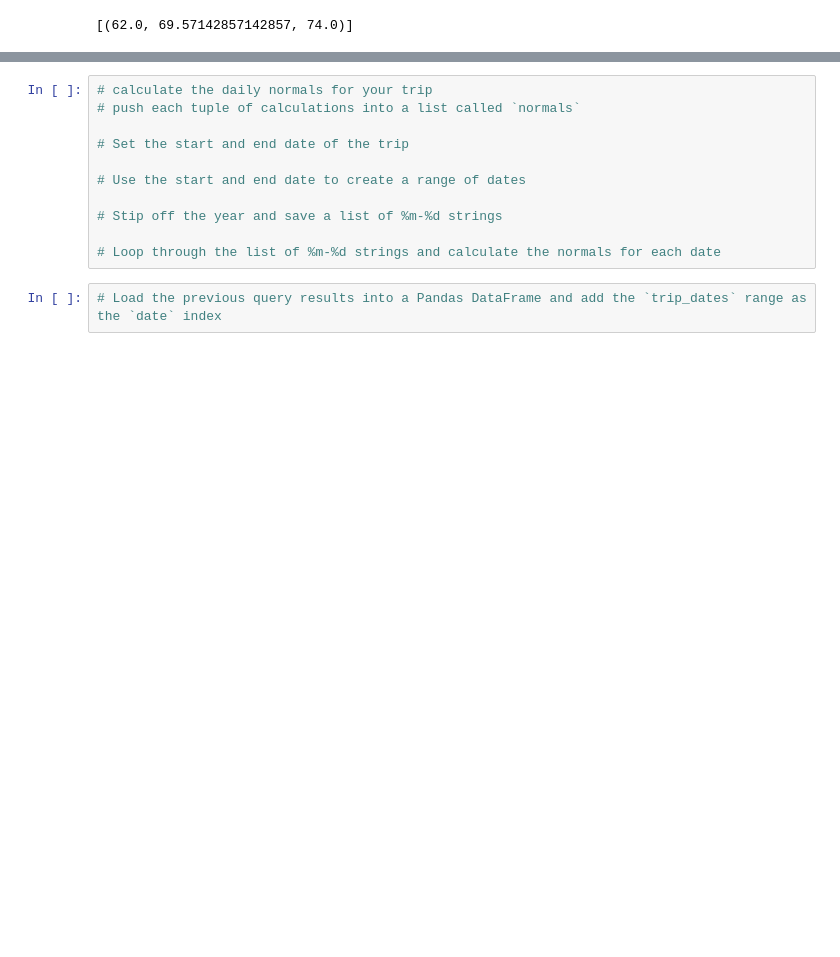
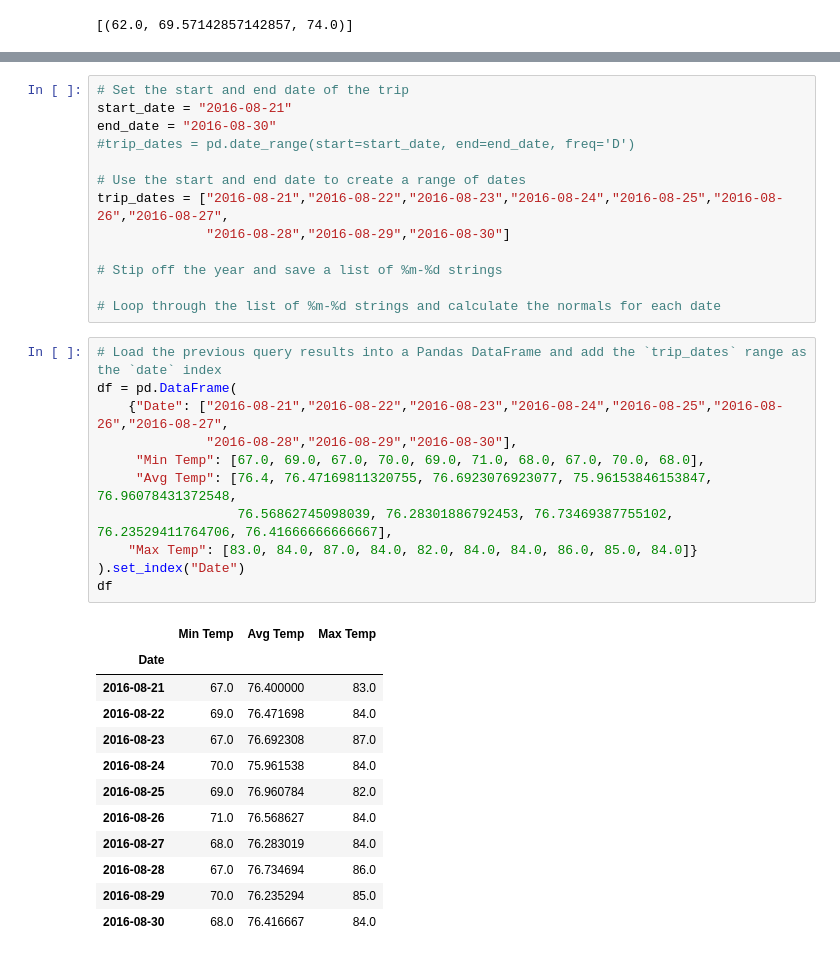
Before and after one commit to SofiaAS1/SQLalchemy-Challenge, a Jupyter notebook: climate_starter.ipynb, the cells around one changed output, grey strips where cells are left out. Cells and saved outputs as stored; diff of their text form; blank space fills up the shorter version.

```diff
--- a/climate_starter.ipynb
+++ b/climate_starter.ipynb
@@ -198,15 +260,39 @@ daily_normals("01-01")
 # %%
-# calculate the daily normals for your trip
-# push each tuple of calculations into a list called `normals`
-
 # Set the start and end date of the trip
+start_date = "2016-08-21"
+end_date = "2016-08-30"
+#trip_dates = pd.date_range(start=start_date, end=end_date, freq='D')
 
 # Use the start and end date to create a range of dates
+trip_dates = ["2016-08-21","2016-08-22","2016-08-23","2016-08-24","2016-08-25","2016-08-26","2016-08-27",
+              "2016-08-28","2016-08-29","2016-08-30"]
 
 # Stip off the year and save a list of %m-%d strings
 
 # Loop through the list of %m-%d strings and calculate the normals for each date
-# %%
-# Load the previous query results into a Pandas DataFrame and add the `trip_dates` range as the `date` index
+# %%
+# Load the previous query results into a Pandas DataFrame and add the `trip_dates` range as the `date` index
+df = pd.DataFrame(
+    {"Date": ["2016-08-21","2016-08-22","2016-08-23","2016-08-24","2016-08-25","2016-08-26","2016-08-27",
+              "2016-08-28","2016-08-29","2016-08-30"],
+     "Min Temp": [67.0, 69.0, 67.0, 70.0, 69.0, 71.0, 68.0, 67.0, 70.0, 68.0],
+     "Avg Temp": [76.4, 76.47169811320755, 76.6923076923077, 75.96153846153847, 76.96078431372548,
+                  76.56862745098039, 76.28301886792453, 76.73469387755102, 76.23529411764706, 76.41666666666667],
+    "Max Temp": [83.0, 84.0, 87.0, 84.0, 82.0, 84.0, 84.0, 86.0, 85.0, 84.0]}
+).set_index("Date")
+df
+# %% [output]
+|  | Min Temp | Avg Temp | Max Temp |
+| Date |  |  |  |
+| 2016-08-21 | 67.0 | 76.400000 | 83.0 |
+| 2016-08-22 | 69.0 | 76.471698 | 84.0 |
+| 2016-08-23 | 67.0 | 76.692308 | 87.0 |
+| 2016-08-24 | 70.0 | 75.961538 | 84.0 |
+| 2016-08-25 | 69.0 | 76.960784 | 82.0 |
+| 2016-08-26 | 71.0 | 76.568627 | 84.0 |
+| 2016-08-27 | 68.0 | 76.283019 | 84.0 |
+| 2016-08-28 | 67.0 | 76.734694 | 86.0 |
+| 2016-08-29 | 70.0 | 76.235294 | 85.0 |
+| 2016-08-30 | 68.0 | 76.416667 | 84.0 |
 # %%
 # Plot the daily normals as an area plot with `stacked=False`
```
Also changed, not shown: parts of 6 cells of this notebook, 2 other files.
